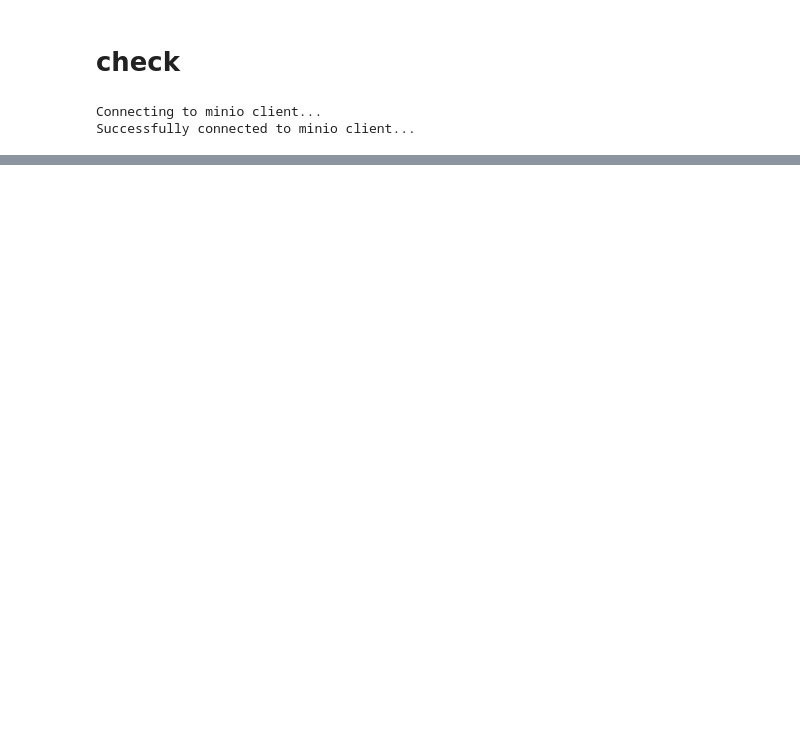
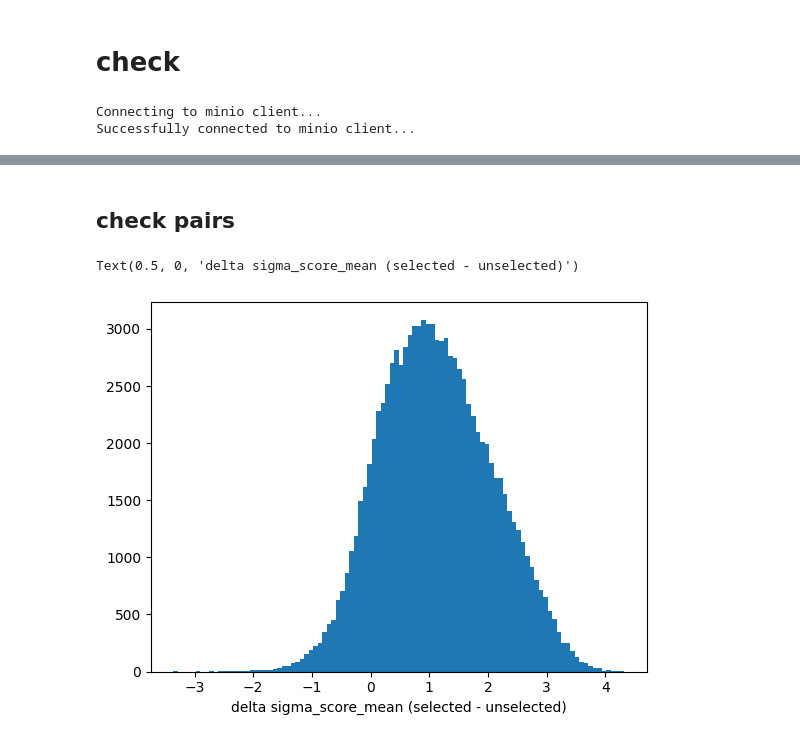
Before and after one commit to kk-digital/kcg-ml-image-pipeline, a Jupyter notebook: scripts/notebooks/han/021_rank_model-ensemble.ipynb, the cells around one changed output, grey strips where cells are left out. Cells and saved outputs as stored; diff of their text form; code cells hidden in the pictures; blank space fills up the shorter version.

```diff
--- a/scripts/notebooks/han/021_rank_model-ensemble.ipynb
+++ b/scripts/notebooks/han/021_rank_model-ensemble.ipynb
@@ -527,0 +548,10 @@ show_images(file_paths[selected.index[-16:]])
+# %% [markdown]
+## check pairs
+# %%
+delta = stats.loc[ordered_pairs['index_1'], 'sigma_score_mean'].values - stats.loc[ordered_pairs['index_2'], 'sigma_score_mean'].values
+# %%
+_ = pyplot.hist(delta, bins=100)
+pyplot.xlabel('delta sigma_score_mean (selected - unselected)')
+# %% [output]
+Text(0.5, 0, 'delta sigma_score_mean (selected - unselected)')
+[figure, added]
```
Also changed, not shown: parts of 20 cells of this notebook.
